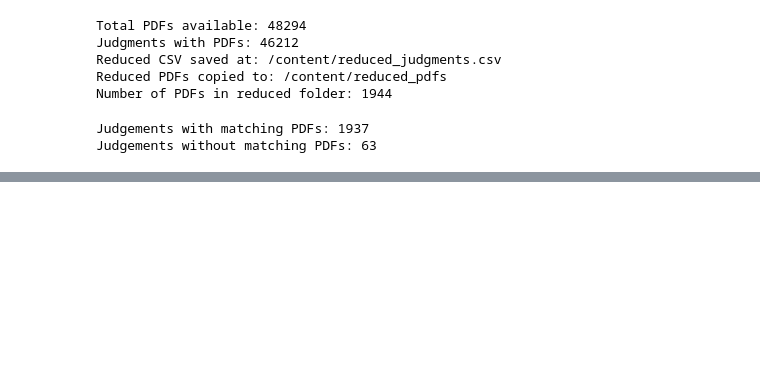
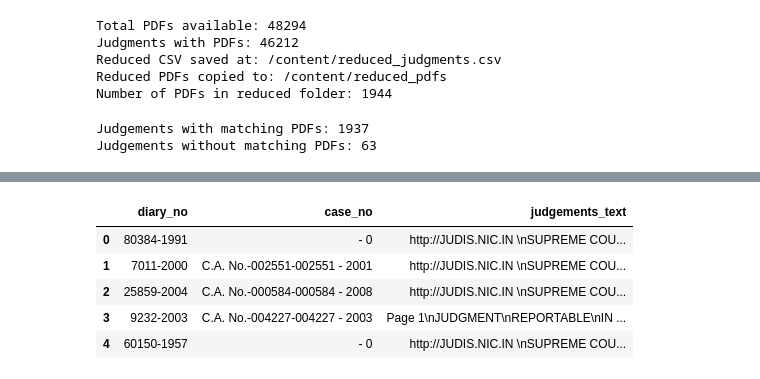
Before and after one commit to Neonishh/sc-judgement-classifier, a Jupyter notebook: scj_classifier.ipynb, the cells around one changed output, grey strips where cells are left out. Cells and saved outputs as stored; diff of their text form; code cells hidden in the pictures; blank space fills up the shorter version.

Commit message:
Text extraction and preprocessing

```diff
--- a/scj_classifier.ipynb
+++ b/scj_classifier.ipynb
@@ -125,3 +140,28 @@ Columns after cleaning: ['diary_no', 'case_no', 'judgment_dates', 'pdf_exists',
 | 2 | 7011-2000 | C.A. No.-002551-002551 - 2001 | 20-02-2008 | True | /content/indian_judgments/pdfs/70... |
 | 3 | 25859-2004 | C.A. No.-000584-000584 - 2008 | 22-01-2008 | True | /content/indian_judgments/pdfs/25... |
 | 4 | 9232-2003 | C.A. No.-004227-004227 - 2003 | 03-09-2009 | True | /content/indian_judgments/pdfs/92... |
+# %%
+!pip install PyMuPDF
+import fitz
+from tqdm import tqdm
+
+df['judgements_text'] = ''
+
+# Filter to only non-empty PDFs
+df = df[df['pdf_path'].apply(lambda x: os.path.exists(x) and os.path.getsize(x) > 0)].reset_index(drop=True)
+
+for i, row in tqdm(df.iterrows(), total=len(df)):
+    pdf_path = row['pdf_path']
+    text = ''
+    try:
+        doc = fitz.open(pdf_path)
+        for page in doc:
+            page_text = page.get_text()
+            if page_text:
+                text += page_text + '\n'
+        doc.close()
+    except Exception as e:
+        print(f"Error reading {pdf_path}: {e}")
+    df.at[i, 'judgements_text'] = text
+
+print("Text extraction done for", len(df), "PDFs")
@@ -127,0 +171,9 @@ Columns after cleaning: ['diary_no', 'case_no', 'judgment_dates', 'pdf_exists',
+# %%
+df.head()[['diary_no', 'case_no', 'judgements_text']]
+# %% [output]
+|  | diary_no | case_no | judgements_text |
+| 0 | 80384-1991 | - 0 | http://JUDIS.NIC.IN \nSUPREME COU... |
+| 1 | 7011-2000 | C.A. No.-002551-002551 - 2001 | http://JUDIS.NIC.IN \nSUPREME COU... |
+| 2 | 25859-2004 | C.A. No.-000584-000584 - 2008 | http://JUDIS.NIC.IN \nSUPREME COU... |
+| 3 | 9232-2003 | C.A. No.-004227-004227 - 2003 | Page 1\nJUDGMENT\nREPORTABLE\nIN ... |
+| 4 | 60150-1957 | - 0 | http://JUDIS.NIC.IN \nSUPREME COU... |
```
Also changed, not shown: parts of 7 cells of this notebook.
